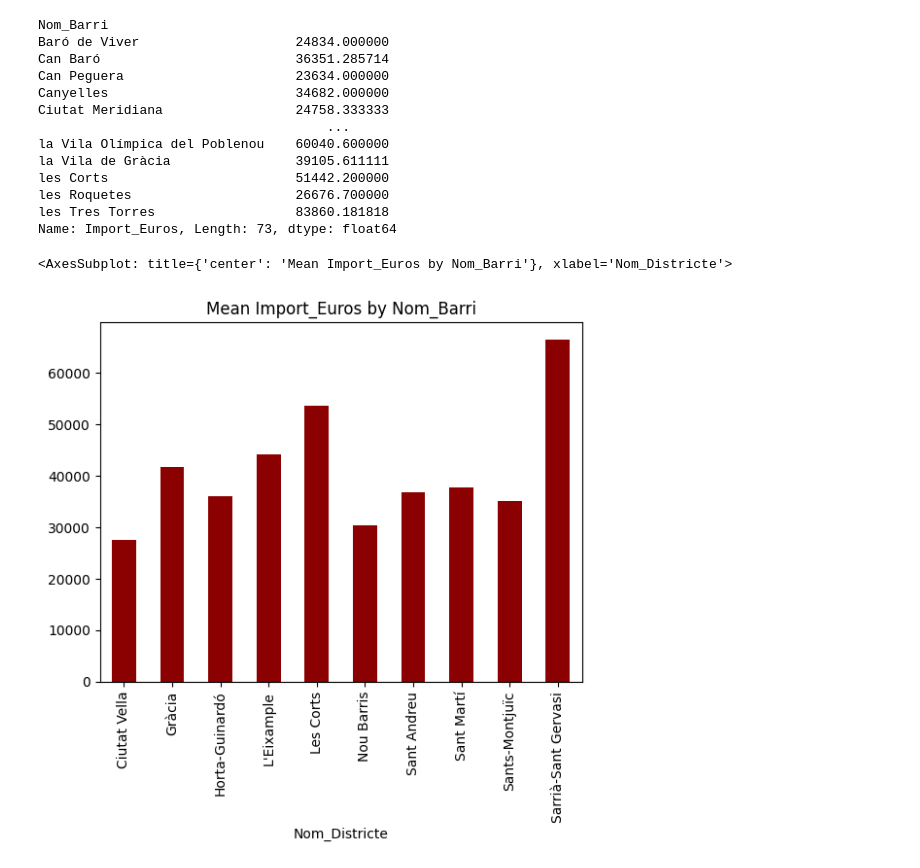
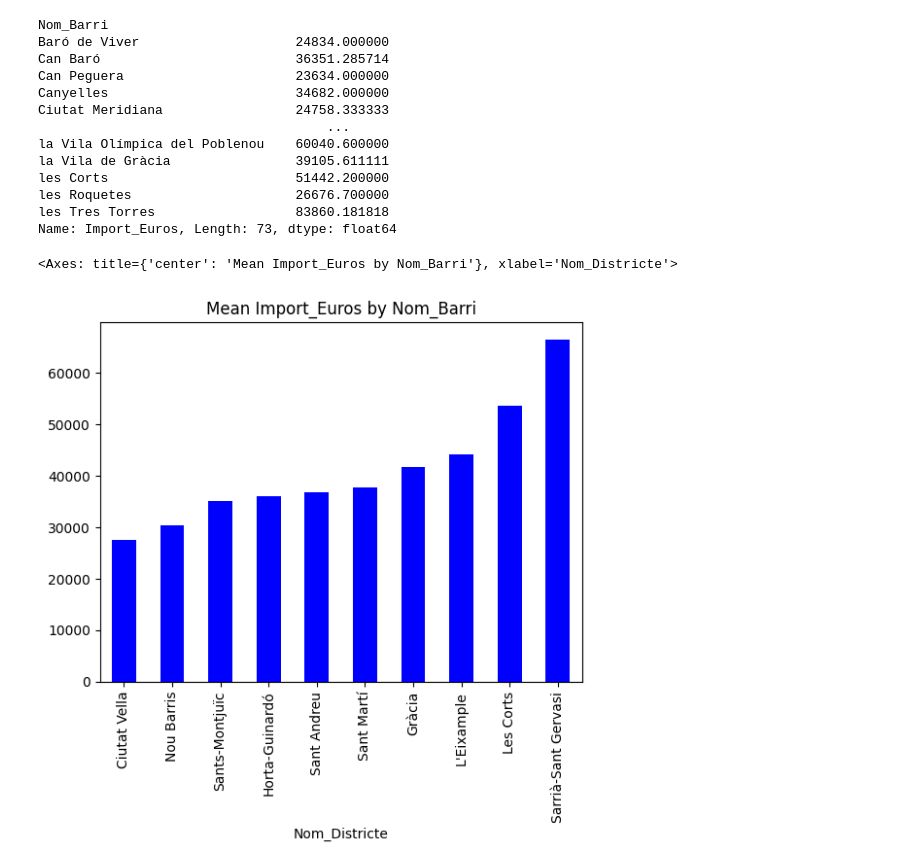
Before and after one commit to GeroZayas/Python-Practice, a Jupyter notebook: Notebooks/Pandas practice Renda Neta Mitjana.ipynb, the cells around one changed output. Cells and saved outputs as stored; diff of their text form; code cells hidden in the pictures.

```diff
--- a/Notebooks/Pandas practice Renda Neta Mitjana.ipynb
+++ b/Notebooks/Pandas practice Renda Neta Mitjana.ipynb
@@ -116,9 +132,9 @@ les Roquetes                     26676.700000
 les Tres Torres                  83860.181818
 Name: Import_Euros, Length: 73, dtype: float64
 # %%
-df_groups = df.groupby('Nom_Districte')['Import_Euros'].mean()
+df_groups = df.groupby('Nom_Districte')['Import_Euros'].mean().sort_values()
 # %%
-df_groups.plot(kind='bar', title='Mean Import_Euros by Nom_Barri', color='darkred')
+df_groups.plot(kind='bar', title='Mean Import_Euros by Nom_Barri', color='blue')
 # %% [output]
-<AxesSubplot: title={'center': 'Mean Import_Euros by Nom_Barri'}, xlabel='Nom_Districte'>
+<Axes: title={'center': 'Mean Import_Euros by Nom_Barri'}, xlabel='Nom_Districte'>
-[figure, old version]
+[figure, new version]
```
Also changed, not shown: parts of 4 cells of this notebook, 4 other files.
